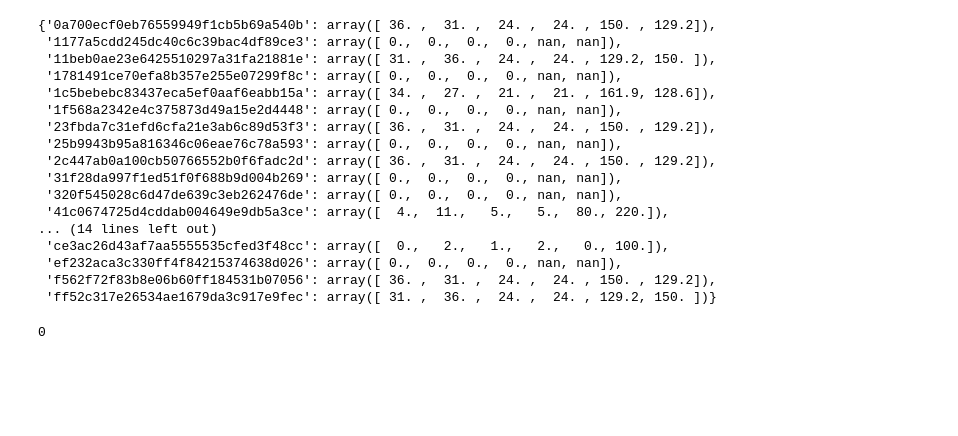
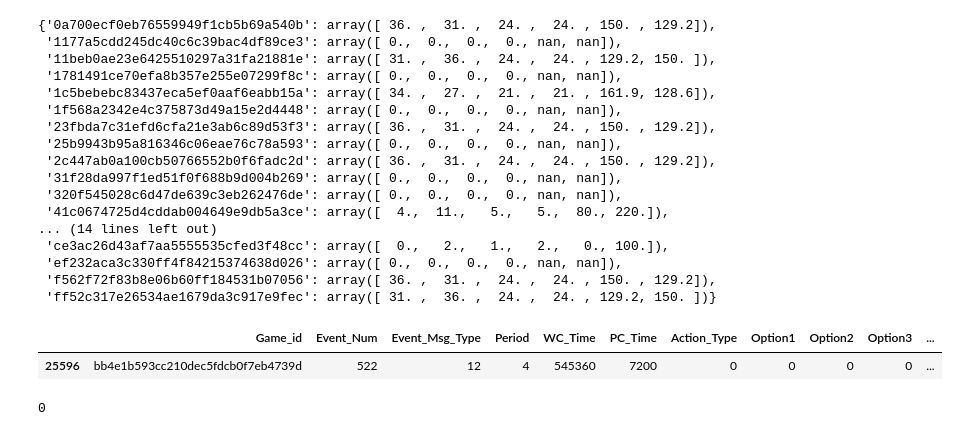
Before and after one commit to wpouse/NBA, a Jupyter notebook: Hackathon Prompt/NBA Rewrite.ipynb, the cells around one changed output. Drawn from its saved outputs; the diff is of its cells as text; code cells hidden in the pictures; blank space fills up the shorter version.

```diff
--- a/Hackathon Prompt/NBA Rewrite.ipynb
+++ b/Hackathon Prompt/NBA Rewrite.ipynb
@@ -128,7 +128,7 @@ For Game in Games:
             update scoring
     normalize by count
 # %%
-ID_OF_INTEREST = '23fbda7c31efd6cfa21e3ab6c89d53f3'
+ID_OF_INTEREST = 'df04a338c0749cef4022674be6803411'
 # %%
 class Game(object):
 
@@ -498,6 +545,6 @@ def compareGameDicts(gameDict1, gameDict2):
             return False
     return True
 # %%
-game_id = np.unique(GameLineup['Game_id'])[55]
+game_id = np.unique(GameLineup['Game_id'])[11]
 game_id
 # %% [output]
@@ -505,7 +552,7 @@ game_id
 # %%
 gamePlayByPlay = sortedPlayByPlay(PlayByPlay[PlayByPlay['Game_id'] == game_id])
 # %%
-game = Game(game_id, GameLineup, gamePlayByPlay[356:])
+game = Game(game_id, GameLineup, gamePlayByPlay[318:])
 gameDict = game.compute_ratings()
 gameDict
 # %% [output]
@@ -563,6 +610,11 @@ gameDict
  'ef232aca3c330ff4f84215374638d026': array([ 0.,  0.,  0.,  0., nan, nan]),
  'f562f72f83b8e06b60ff184531b07056': array([ 36. ,  31. ,  24. ,  24. , 150. , 129.2]),
  'ff52c317e26534ae1679da3c917e9fec': array([ 31. ,  36. ,  24. ,  24. , 129.2, 150. ])}
+# %%
+game.play_by_play[0]
+# %% [output]
+|  | Game_id | Event_Num | Event_Msg_Type | Period | WC_Time | PC_Time | Action_Type | Option1 | Option2 | Option3 | ... |
+| 25596 | bb4e1b593cc210dec5fdcb0f7eb4739d | 522 | 12 | 4 | 545360 | 7200 | 0 | 0 | 0 | 0 | ... |
 # %%
 dataRows = []
 i = 0
```
Also changed, not shown: parts of 4 cells of this notebook, 1 other file.
